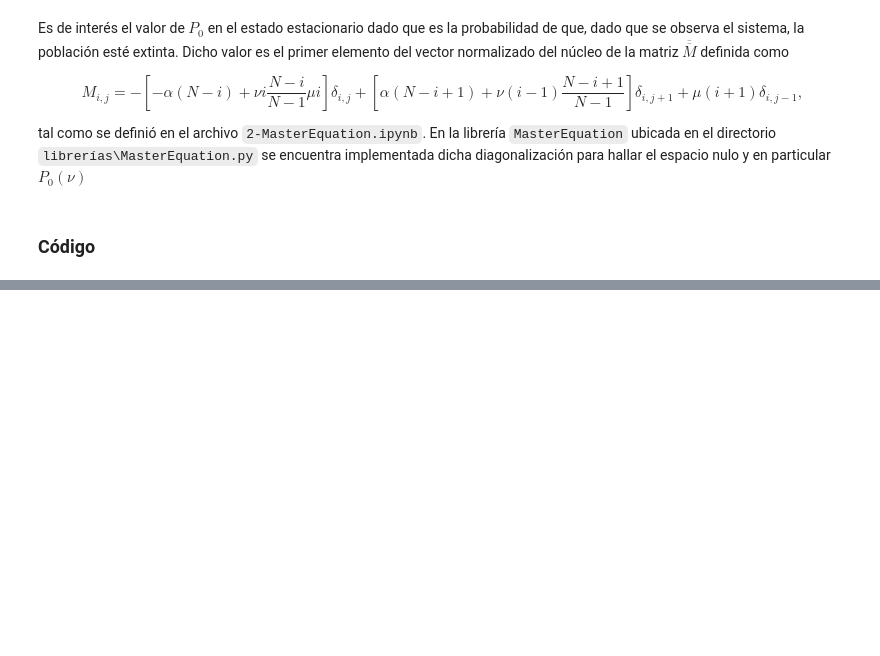
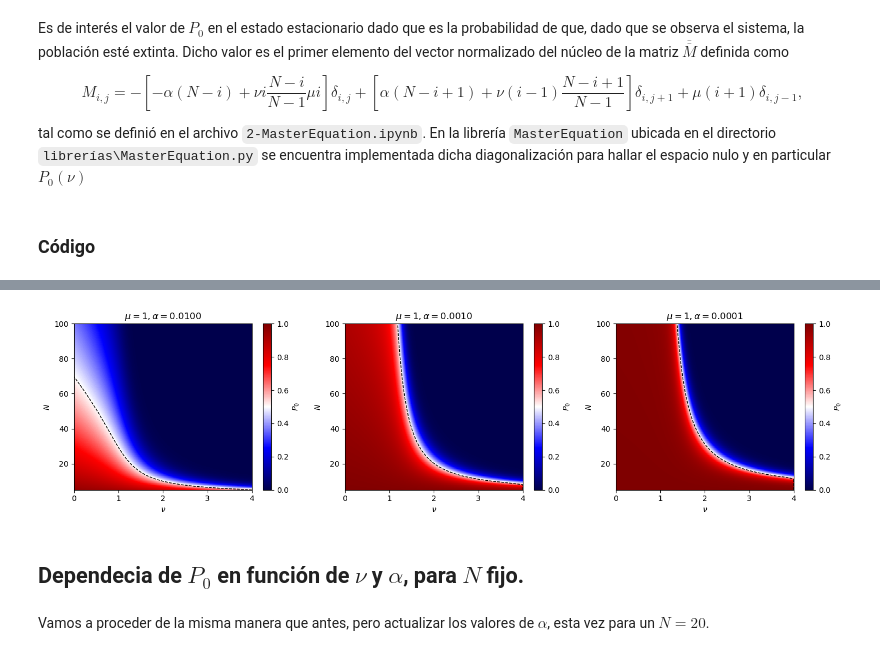
Before and after one commit to lucasmbru/masterIB, a Jupyter notebook: simulaciones/codigos/modelosPropios/3-phaseTransition.ipynb, the cells around one changed output, grey strips where cells are left out. Drawn from its saved outputs; the diff is of its cells as text; code cells hidden in the pictures; blank space fills up the shorter version.

```diff
--- a/simulaciones/codigos/modelosPropios/3-phaseTransition.ipynb
+++ b/simulaciones/codigos/modelosPropios/3-phaseTransition.ipynb
@@ -51,0 +98,21 @@ plt.show()
+# %%
+# plot the map
+fig = plt.figure(figsize=(15, 4))
+for i, (P0s, nuCars) in enumerate(total_data):
+    plt.subplot(1, len(alphas), i+1)
+    plt.imshow(P0s, aspect="auto", extent=[nu_min, nu_max, N_min, N_max], origin="lower", cmap="seismic", vmin=0, vmax=1)
+    plt.colorbar(label=r"$P_0$")
+    plt.plot(nuCars, range(N_min, N_max), color="black", lw=1, linestyle="--")
+    plt.xlabel(r"$\nu$")
+    plt.ylabel(r"$N$")
+    plt.title(r"$\mu = 1, \alpha = %.4f$"%alphas[i])
+
+plt.tight_layout()
+
+plt.show()
+# %% [output]
+[figure, added]
+# %% [markdown]
+## Dependecia de $P_0$ en función de $\nu$ y $\alpha$, para $N$ fijo.
+# %% [markdown]
+Vamos a proceder de la misma manera que antes, pero actualizar los valores de $\alpha$, esta vez para un $N = 20$.
```
Also changed, not shown: parts of 19 cells of this notebook, 1 other file.
